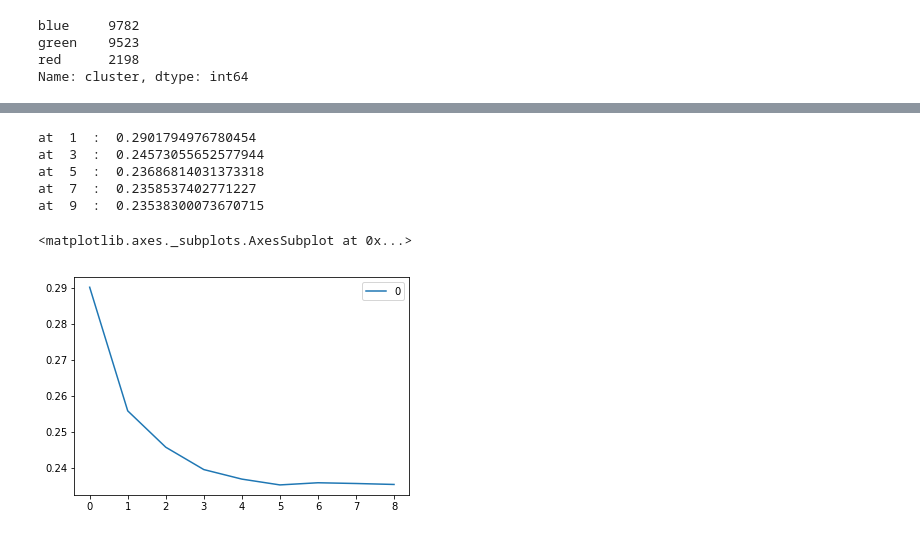
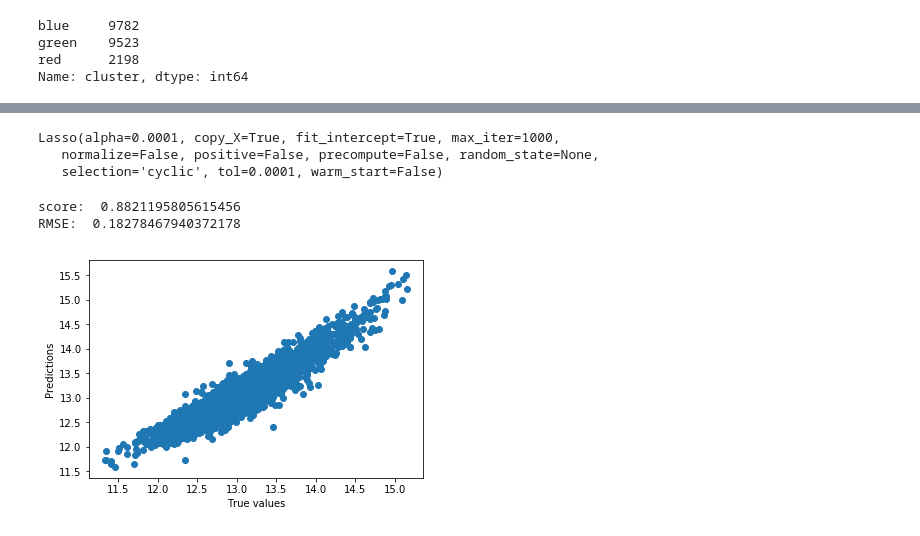
Before and after one commit to YDLEE613/KG, a Jupyter notebook: House_Prices_KR/House_Prices_jupyter.ipynb, the cells around one changed output, grey strips where cells are left out. Drawn from its saved outputs; the diff is of its cells as text; code cells hidden in the pictures.

```diff
--- a/House_Prices_KR/House_Prices_jupyter.ipynb
+++ b/House_Prices_KR/House_Prices_jupyter.ipynb
@@ -482,0 +436,2 @@ strong multicollinearity or other numerical problems.
+# %%
+all_set_csv.drop(low_corr, axis=1, inplace=True)
@@ -588,26 +530,37 @@ from sklearn.ensemble import RandomForestRegressor
 from sklearn import metrics
 from sklearn.metrics import mean_squared_error, r2_score
 from math import sqrt
-# %%
-# Knn Regresssor
-# find the best number of k
-rmse = []
-for k in range(1,10):
-    knn_regressor = KNeighborsRegressor(n_neighbors = k)
-    knn_regressor.fit(x_train_set, y_train_set.values)
-    y_pred = knn_regressor.predict(x_test_set)
-    error = sqrt(mean_squared_error(y_test_set, y_pred))
-    rmse.append(error)
-    if k%2 == 1:
-        print('at ', k, ' : ', error)
-
-graph = pd.DataFrame(rmse)
-graph.plot()
-# %% [output]
-at  1  :  0.2901794976780454
-at  3  :  0.24573055652577944
-at  5  :  0.23686814031373318
-at  7  :  0.2358537402771227
-at  9  :  0.23538300073670715
-<matplotlib.axes._subplots.AxesSubplot at 0x...>
-[figure, removed]
+# %%
+'''Lasso regressor'''
+las_reg = Lasso()
+alphas = np.logspace(-4, -0.5, 30)
+param = {'alpha':alphas}
+
+grid_search = GridSearchCV(las_reg, param, cv=10)
+grid_search.fit(x_train_set, y_train_set)
+grid_search.best_estimator_
+# %% [output]
+Lasso(alpha=0.0001, copy_X=True, fit_intercept=True, max_iter=1000,
+   normalize=False, positive=False, precompute=False, random_state=None,
+   selection='cyclic', tol=0.0001, warm_start=False)
+# %%
+las_reg = Lasso(alpha=0.0001, copy_X=True, fit_intercept=True, max_iter=1000,
+               normalize=False, positive=False, precompute=False, random_state=None,
+               selection='cyclic', tol=0.0001, warm_start=False)
+las_reg.fit(x_train_set, y_train_set.values)
+y_pred = las_reg.predict(x_test_set)
+print('score: ', las_reg.score(x_test_set, y_test_set))
+print('RMSE: ', sqrt(mean_squared_error(y_test_set, y_pred)))
+
+plt.scatter(y_test_set, y_pred)
+plt.xlabel('True values')
+plt.ylabel('Predictions')
+plt.show()
+
+''' prediction on x_test'''
+las_reg.fit(x_train_df, y_train)
+y_pred = las_reg.predict(x_test_df)
+# %% [output]
+score:  0.8821195805615456
+RMSE:  0.18278467940372178
+[figure, added]
```
Also changed, not shown: parts of 27 cells of this notebook.
